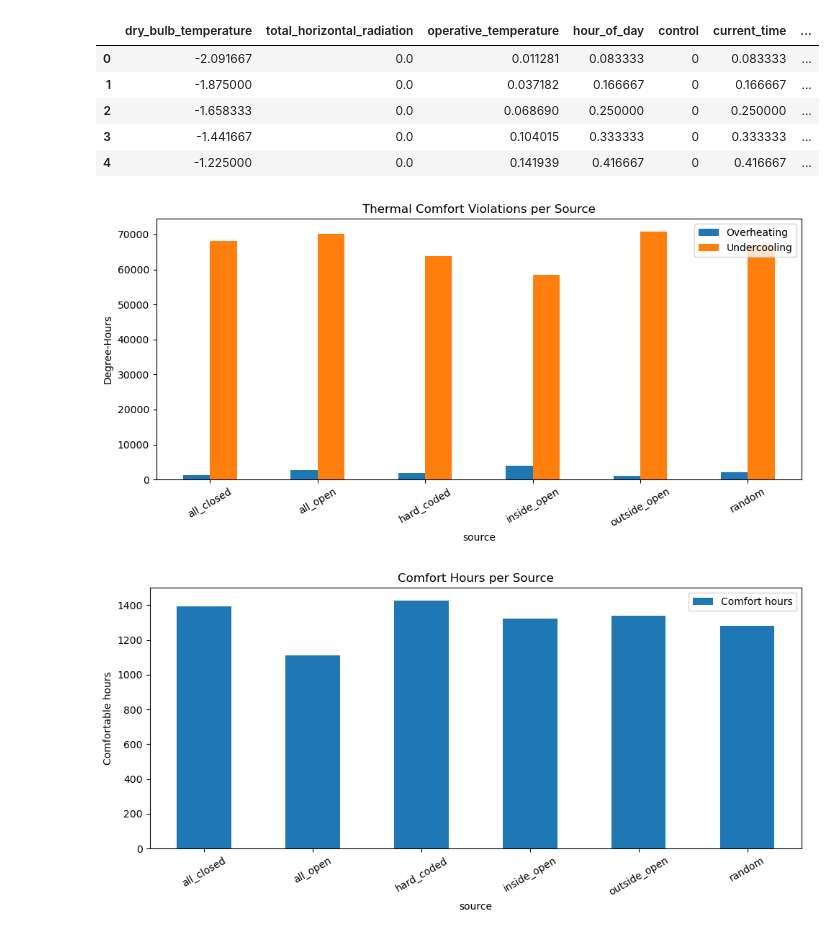
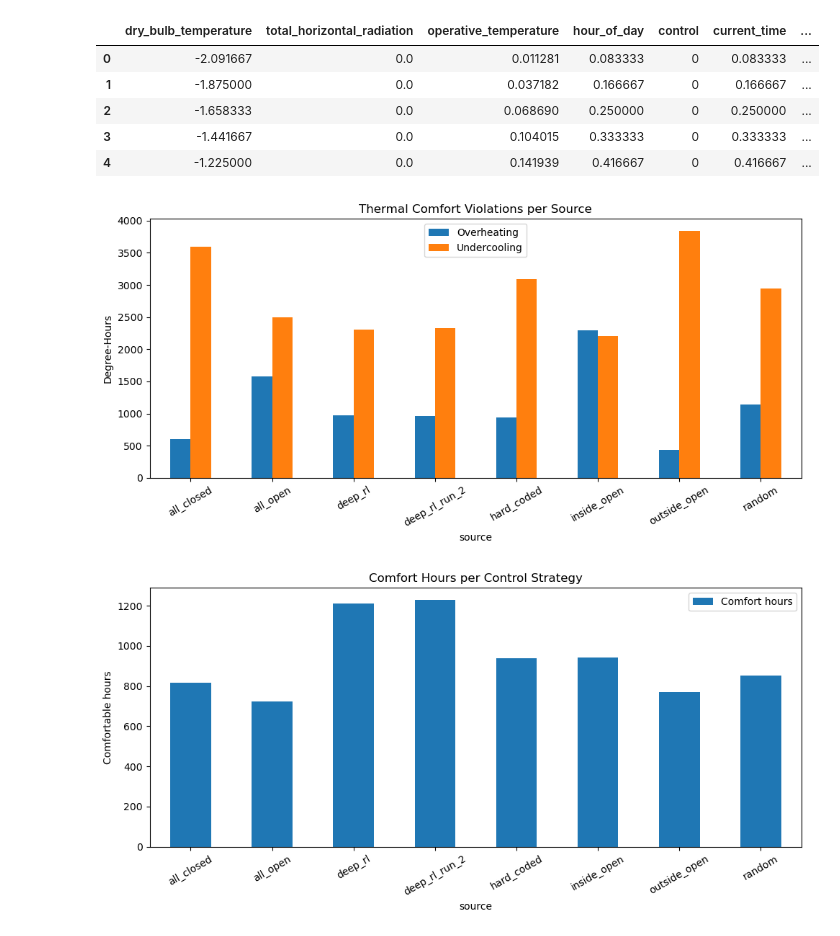
Before and after one commit to ClLuisa/DTFS, a Jupyter notebook: visualization.ipynb, the cells around one changed output. Saved outputs shown, nothing was run; the diff lists cells and outputs as text; code cells hidden in the pictures.

Commit message:
Add drl controller

```diff
--- a/visualization.ipynb
+++ b/visualization.ipynb
@@ -30,8 +30,8 @@ data.head()
 import pandas as pd
 import matplotlib.pyplot as plt
 
-T_HIGH = 21
-T_LOW = 18
+T_HIGH = 22
+T_LOW = 0
 
 # Overheating (above comfort)
 data["overheat"] = (data["operative_temperature"] - T_HIGH).clip(lower=0)
@@ -58,35 +58,35 @@ plt.xticks(rotation=30)
 plt.tight_layout()
 plt.show()
 # %% [output]
-[figure, old version]
+[figure, new version]
 # %%
 import pandas as pd
 import matplotlib.pyplot as plt
 
-T_HIGH = 21
-T_LOW = 18
+T_HIGH = 22
+T_LOW = 20
 
 # comfort mask
 data["comfort"] = data["operative_temperature"].between(T_LOW, T_HIGH)
 
 # aggregate
 comfort_hours = data.groupby("source")["comfort"].sum() / 12
 
 # build clean summary dataframe
 summary = pd.DataFrame({
     "Comfort hours": comfort_hours
 }).sort_index()
 
 # plot
 summary.plot(kind="bar", figsize=(10, 5))
 
 plt.ylabel("Comfortable hours")
-plt.title("Comfort Hours per Source")
+plt.title("Comfort Hours per Control Strategy")
 plt.xticks(rotation=30)
 plt.tight_layout()
 plt.show()
 # %% [output]
-[figure, old version]
+[figure, new version]
 # %%
 plt.figure(figsize=(10, 5))
 
```
Also changed, not shown: parts of 1 cell of this notebook, 6 other files.
